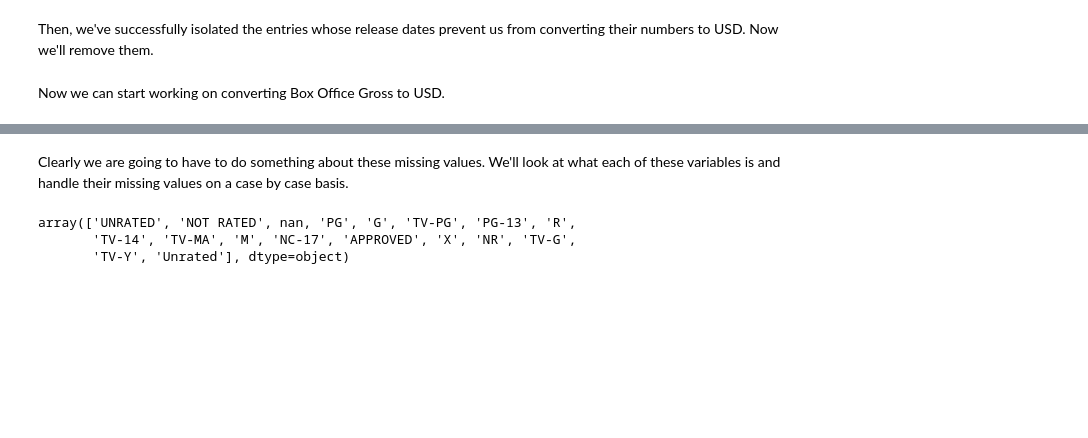
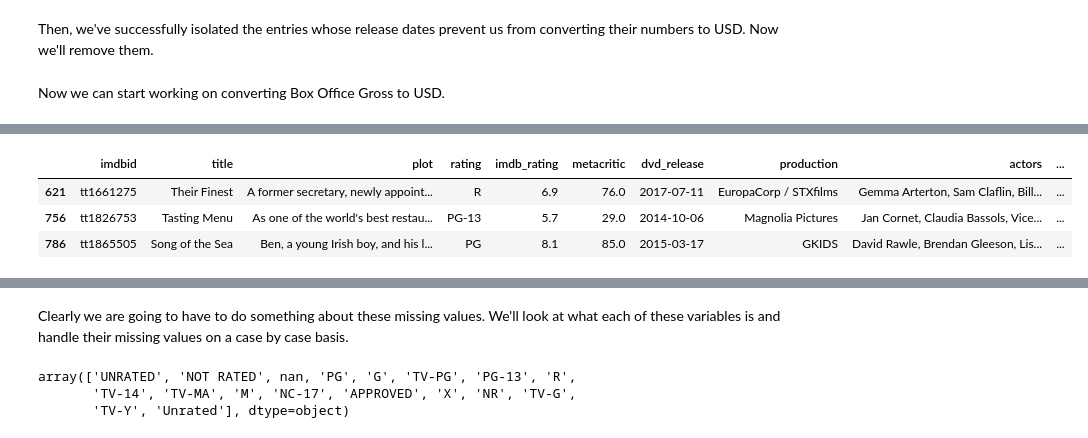
Before and after one commit to devinthai/NBCUniversal, a Jupyter notebook: Data Cleaning.ipynb, the cells around one changed output, grey strips where cells are left out. Drawn from its saved outputs; the diff is of its cells as text; code cells hidden in the pictures; blank space fills up the shorter version.

```diff
--- a/Data Cleaning.ipynb
+++ b/Data Cleaning.ipynb
@@ -464,0 +506,7 @@ Name: Box Office Gross, Length: 88, dtype: object
+# %%
+data[data['Box Office Gross'].str.contains('EU')].head(3)
+# %% [output]
+|  | imdbid | title | plot | rating | imdb_rating | metacritic | dvd_release | production | actors | ... |
+| 621 | tt1661275 | Their Finest | A former secretary, newly appoint... | R | 6.9 | 76.0 | 2017-07-11 | EuropaCorp / STXfilms | Gemma Arterton, Sam Claflin, Bill... | ... |
+| 756 | tt1826753 | Tasting Menu | As one of the world's best restau... | PG-13 | 5.7 | 29.0 | 2014-10-06 | Magnolia Pictures | Jan Cornet, Claudia Bassols, Vice... | ... |
+| 786 | tt1865505 | Song of the Sea | Ben, a young Irish boy, and his l... | PG | 8.1 | 85.0 | 2015-03-17 | GKIDS | David Rawle, Brendan Gleeson, Lis... | ... |
```
Also changed, not shown: parts of 17 cells of this notebook.
